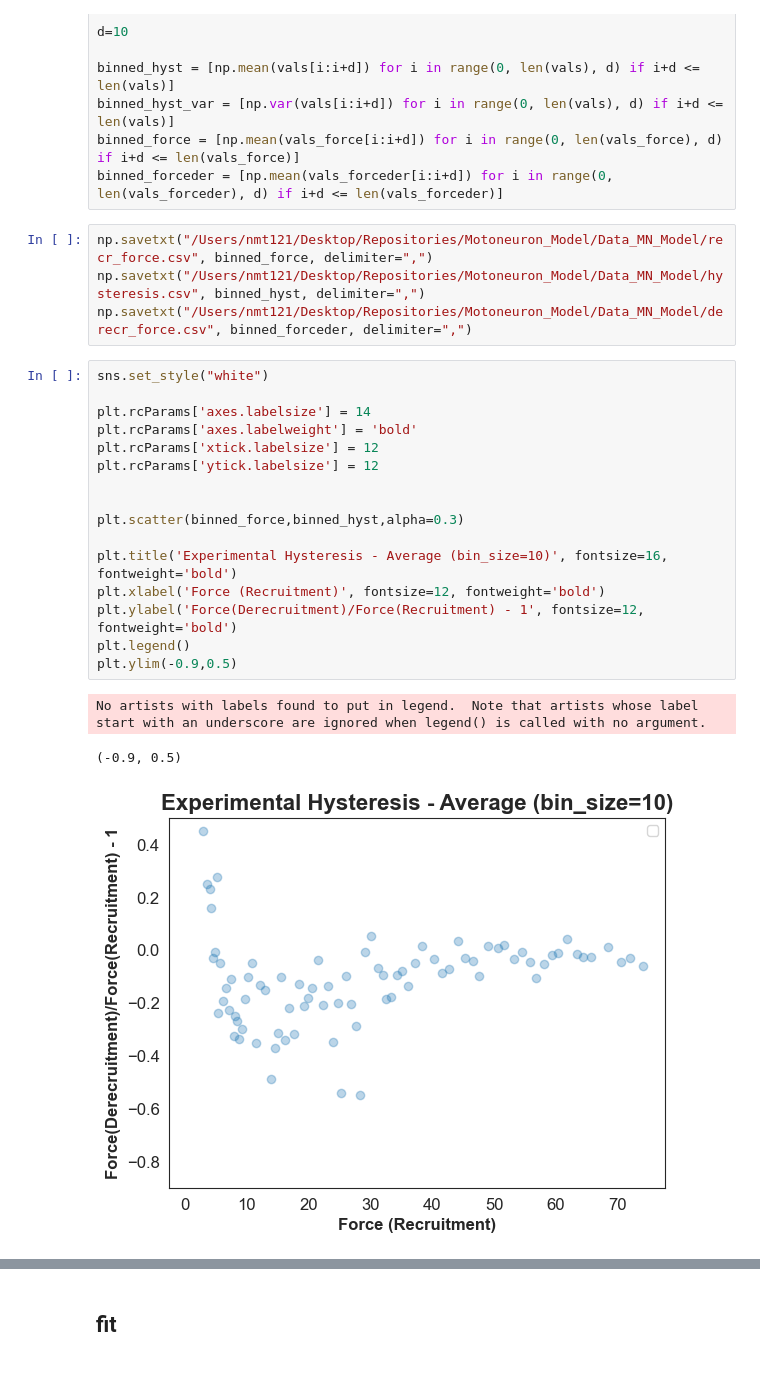
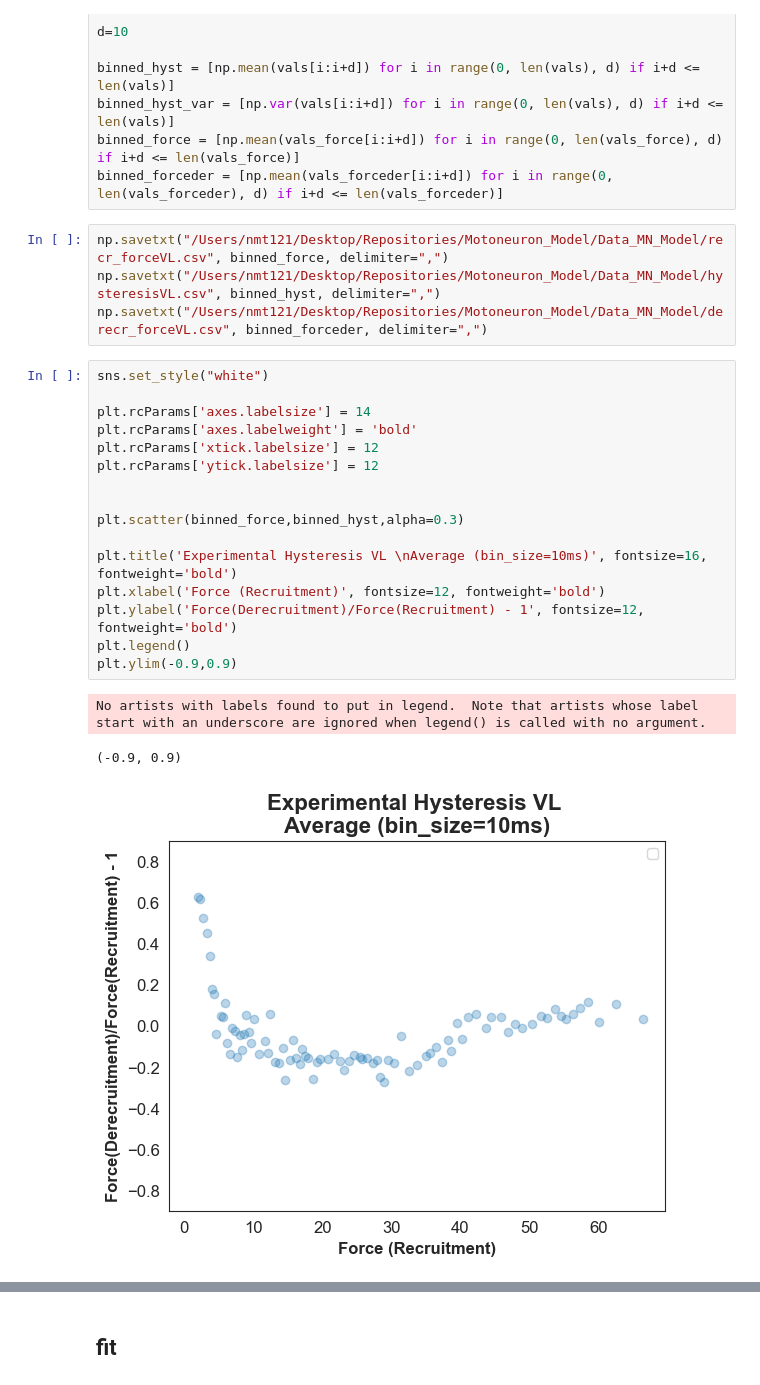
Before and after one commit to natmtc/flexible-motoneuron-control, a Jupyter notebook: Data_Analysis_Model.ipynb, the cells around one changed output, grey strips where cells are left out. Saved outputs shown, nothing was run; the diff lists cells and outputs as text.

```diff
--- a/Data_Analysis_Model.ipynb
+++ b/Data_Analysis_Model.ipynb
@@ -201,26 +299,26 @@ binned_hyst_var = [np.var(vals[i:i+d]) for i in range(0, len(vals), d) if i+d <=
 binned_force = [np.mean(vals_force[i:i+d]) for i in range(0, len(vals_force), d) if i+d <= len(vals_force)]
 binned_forceder = [np.mean(vals_forceder[i:i+d]) for i in range(0, len(vals_forceder), d) if i+d <= len(vals_forceder)]
 # %%
-np.savetxt("/Users/nmt121/Desktop/Repositories/Motoneuron_Model/Data_MN_Model/recr_force.csv", binned_force, delimiter=",")
-np.savetxt("/Users/nmt121/Desktop/Repositories/Motoneuron_Model/Data_MN_Model/hysteresis.csv", binned_hyst, delimiter=",")
-np.savetxt("/Users/nmt121/Desktop/Repositories/Motoneuron_Model/Data_MN_Model/derecr_force.csv", binned_forceder, delimiter=",")
+np.savetxt("/Users/nmt121/Desktop/Repositories/Motoneuron_Model/Data_MN_Model/recr_forceVL.csv", binned_force, delimiter=",")
+np.savetxt("/Users/nmt121/Desktop/Repositories/Motoneuron_Model/Data_MN_Model/hysteresisVL.csv", binned_hyst, delimiter=",")
+np.savetxt("/Users/nmt121/Desktop/Repositories/Motoneuron_Model/Data_MN_Model/derecr_forceVL.csv", binned_forceder, delimiter=",")
 # %%
 sns.set_style("white")
 
 plt.rcParams['axes.labelsize'] = 14
 plt.rcParams['axes.labelweight'] = 'bold'
 plt.rcParams['xtick.labelsize'] = 12
 plt.rcParams['ytick.labelsize'] = 12
 
 
 plt.scatter(binned_force,binned_hyst,alpha=0.3)
 
-plt.title('Experimental Hysteresis - Average (bin_size=10)', fontsize=16, fontweight='bold')
+plt.title('Experimental Hysteresis VL \nAverage (bin_size=10ms)', fontsize=16, fontweight='bold')
 plt.xlabel('Force (Recruitment)', fontsize=12, fontweight='bold')
 plt.ylabel('Force(Derecruitment)/Force(Recruitment) - 1', fontsize=12, fontweight='bold')
 plt.legend()
-plt.ylim(-0.9,0.5)
+plt.ylim(-0.9,0.9)
 # %% [output]
 No artists with labels found to put in legend.  Note that artists whose label start with an underscore are ignored when legend() is called with no argument.
-(-0.9, 0.5)
+(-0.9, 0.9)
-[figure, old version]
+[figure, new version]
```
Also changed, not shown: parts of 3 cells of this notebook, 6 other files.
